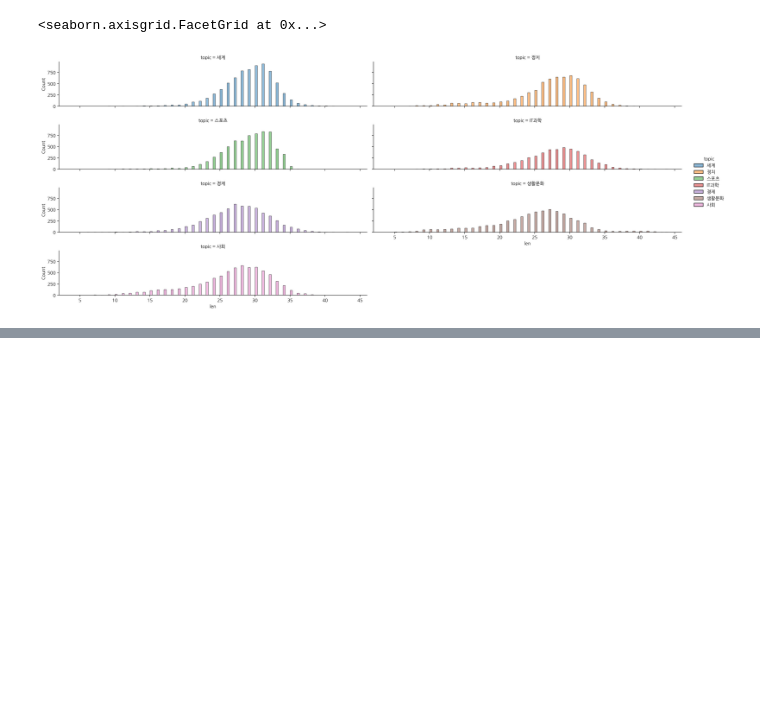
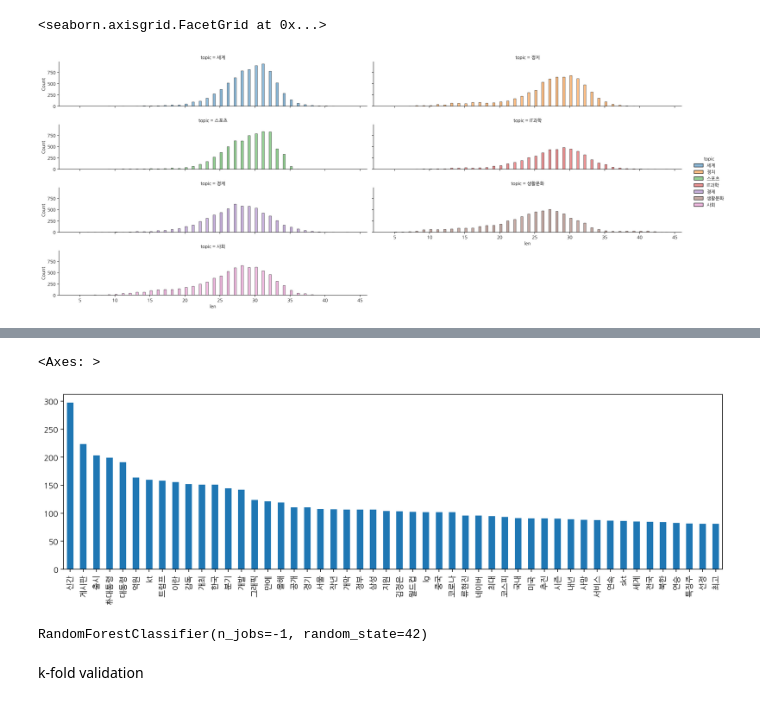
Before and after one commit to gundaminpde/test1, a Jupyter notebook: NLP_in_Korean_baby_step_2.ipynb, the cells around one changed output, grey strips where cells are left out. Cells and saved outputs as stored; diff of their text form; code cells hidden in the pictures; blank space fills up the shorter version.

```diff
--- a/NLP_in_Korean_baby_step_2.ipynb
+++ b/NLP_in_Korean_baby_step_2.ipynb
@@ -232,0 +326,8 @@ label_name = "topic_idx"
+# %%
+from sklearn.feature_extraction.text import TfidfVectorizer
+
+tfidf_vect = TfidfVectorizer(tokenizer=None,
+                             ngram_range=(1,2),
+                             min_df=3,
+                             max_df=0.96)
+tfidf_vect.fit(X_train)
@@ -232,0 +336,5 @@ label_name = "topic_idx"
+# %%
+train_feature_tfidf = tfidf_vect.transform(X_train)
+test_feature_tfidf = tfidf_vect.transform(X_test)
+
+train_feature_tfidf.shape, test_feature_tfidf.shape
@@ -232,0 +343,5 @@ label_name = "topic_idx"
+# %%
+# 단어 사전
+vocab = tfidf_vect.get_feature_names_out()
+print(len(vocab))
+vocab[:10]
@@ -232,0 +352,6 @@ label_name = "topic_idx"
+# %%
+# np.sum 으로 위에서 구한 train_feature_vector 의 값을 모두 더한다. axis=0 으로 한다.
+dist = np.sum(train_feature_tfidf, axis=0)
+
+vocab_count = pd.DataFrame(dist, columns=vocab)
+vocab_count
@@ -232,0 +362,17 @@ label_name = "topic_idx"
+# %%
+# 빈도수를 그래프로 그린다.
+vocab_count.T[0].sort_values(ascending=False).head(50).plot.bar(figsize=(15, 4))
+# %% [output]
+<Axes: >
+[figure, added]
+# %%
+# RandomForestClassifier 를 불러온다.
+from sklearn.ensemble import RandomForestClassifier
+
+# 랜덤포레스트 분류기를 사용
+model = RandomForestClassifier(n_estimators = 100, n_jobs = -1, random_state=42)
+model
+# %% [output]
+RandomForestClassifier(n_jobs=-1, random_state=42)
+# %% [markdown]
+k-fold validation
```
Also changed, not shown: parts of 30 cells of this notebook.
